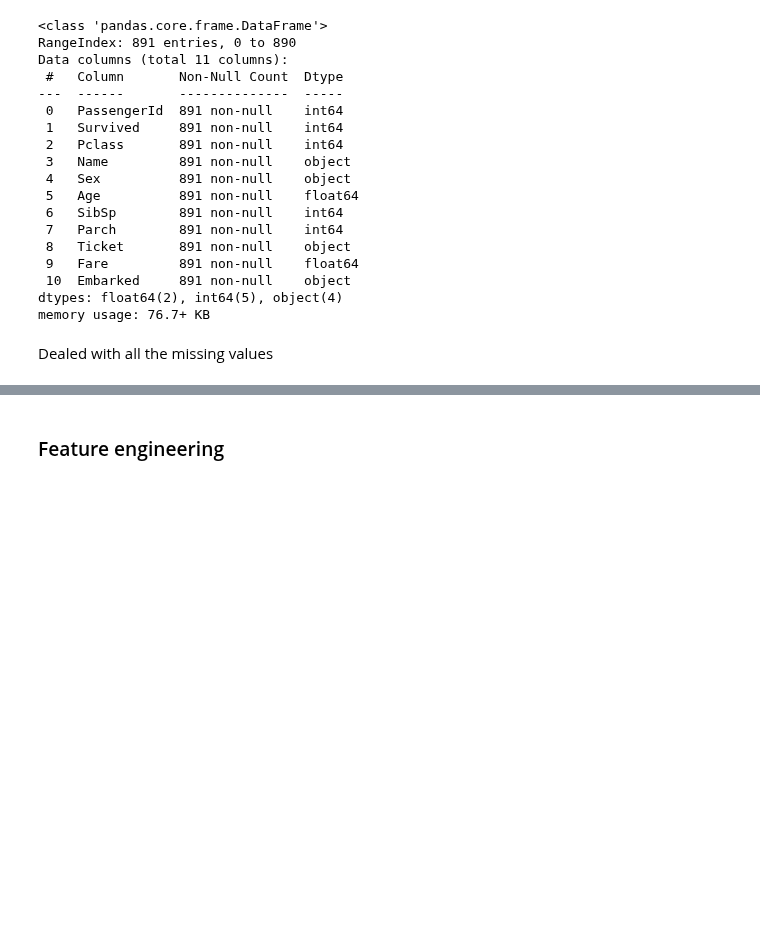
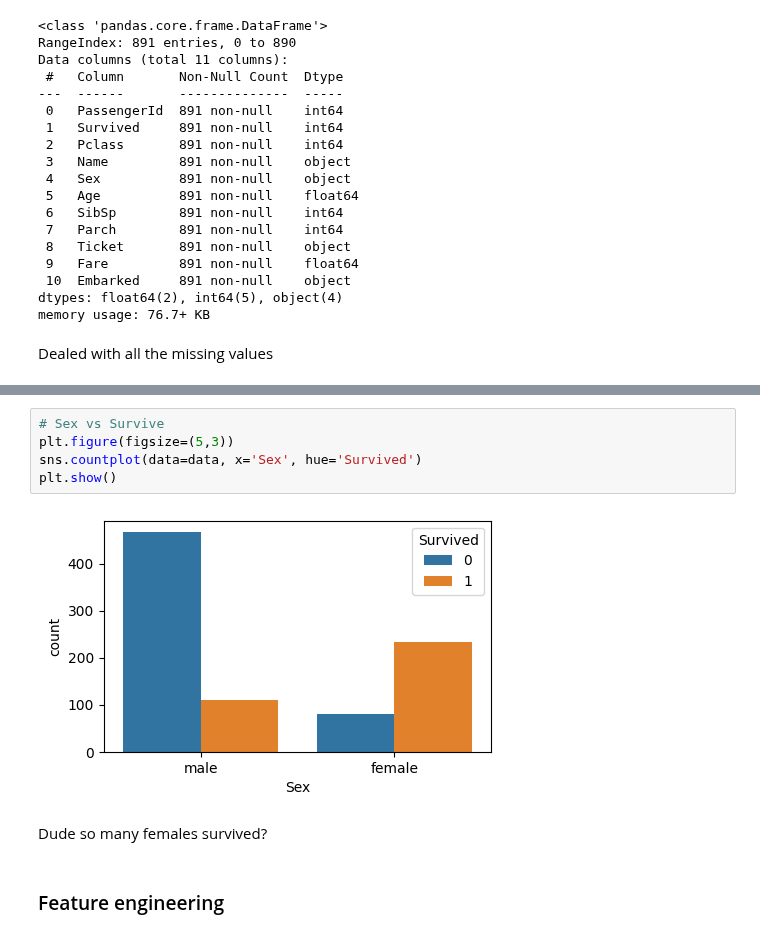
Before and after one commit to ArunNegi112/Machine_Learning, a Jupyter notebook: 3_Classification/4_Titanic.ipynb, the cells around one changed output, grey strips where cells are left out. Drawn from its saved outputs; the diff is of its cells as text; blank space fills up the shorter version.

```diff
--- a/3_Classification/4_Titanic.ipynb
+++ b/3_Classification/4_Titanic.ipynb
@@ -142,3 +177,12 @@ Dealed with all the missing values
+# %%
+# Sex vs Survive
+plt.figure(figsize=(5,3))
+sns.countplot(data=data, x='Sex', hue='Survived')
+plt.show()
+# %% [output]
+[figure, added]
+# %% [markdown]
+Dude so many females survived?
 # %% [markdown]
 ### Feature engineering
 # %%
```
Also changed, not shown: parts of 40 cells of this notebook.
